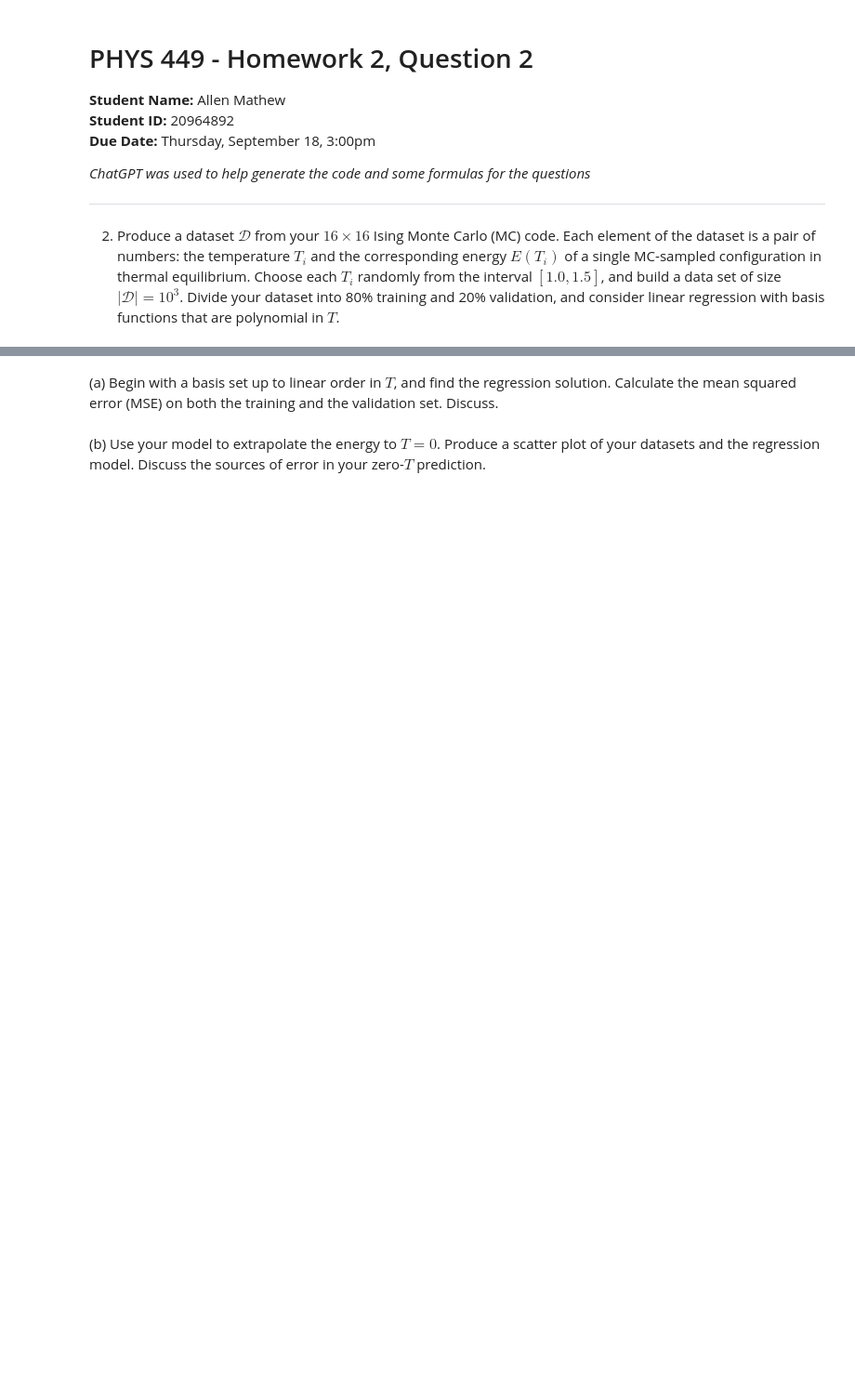
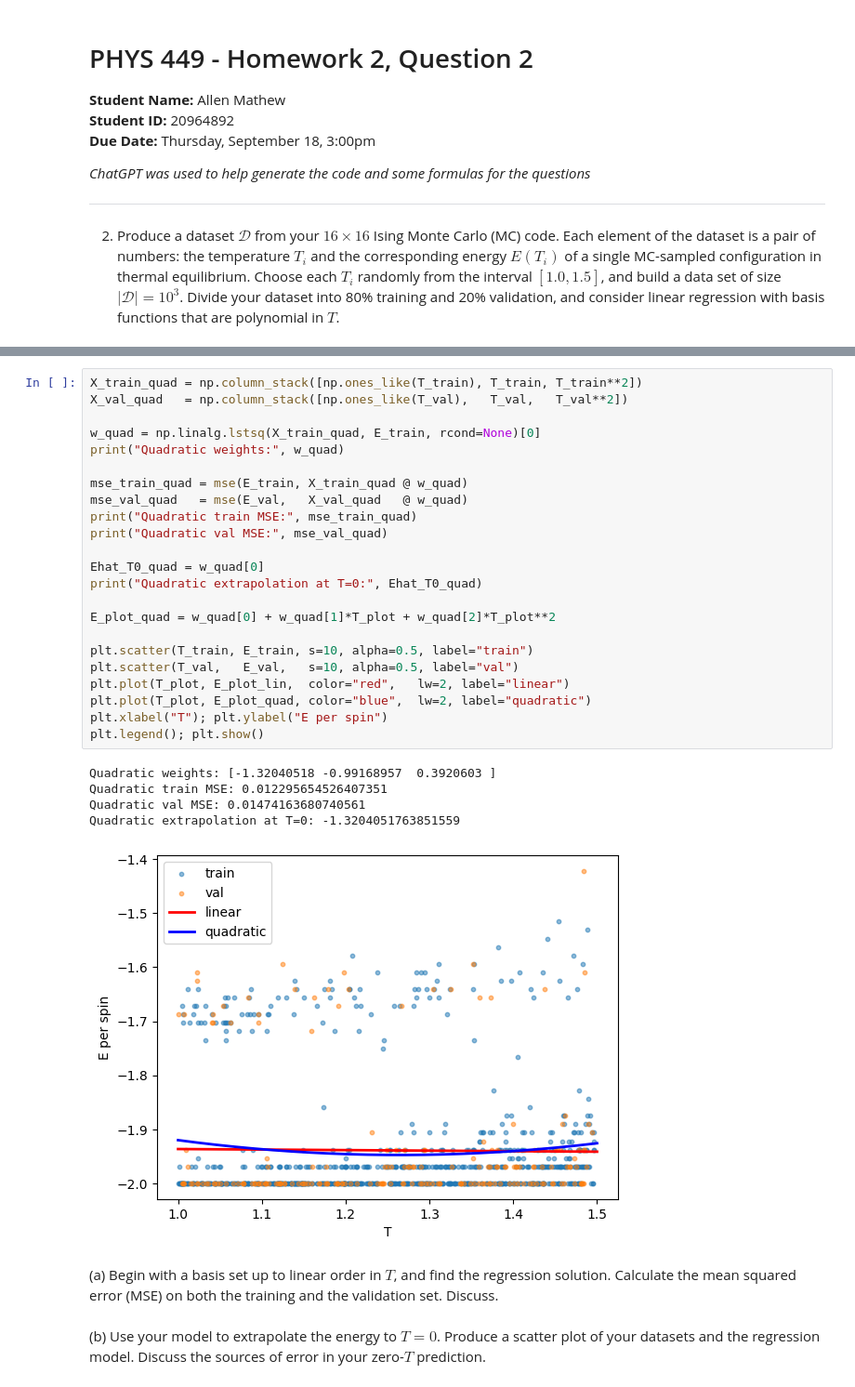
Before and after one commit to allxn753/PHYS449-assignments, a Jupyter notebook: HW2/HW2Q2.ipynb, the cells around one changed output, grey strips where cells are left out. Shown at 93% size. Cells and saved outputs as stored; diff of their text form; blank space fills up the shorter version.

```diff
--- a/HW2/HW2Q2.ipynb
+++ b/HW2/HW2Q2.ipynb
@@ -12,3 +156,32 @@
+# %%
+X_train_quad = np.column_stack([np.ones_like(T_train), T_train, T_train**2])
+X_val_quad   = np.column_stack([np.ones_like(T_val),   T_val,   T_val**2])
+
+w_quad = np.linalg.lstsq(X_train_quad, E_train, rcond=None)[0]
+print("Quadratic weights:", w_quad)
+
+mse_train_quad = mse(E_train, X_train_quad @ w_quad)
+mse_val_quad   = mse(E_val,   X_val_quad   @ w_quad)
+print("Quadratic train MSE:", mse_train_quad)
+print("Quadratic val MSE:", mse_val_quad)
+
+Ehat_T0_quad = w_quad[0]
+print("Quadratic extrapolation at T=0:", Ehat_T0_quad)
+
+E_plot_quad = w_quad[0] + w_quad[1]*T_plot + w_quad[2]*T_plot**2
+
+plt.scatter(T_train, E_train, s=10, alpha=0.5, label="train")
+plt.scatter(T_val,   E_val,   s=10, alpha=0.5, label="val")
+plt.plot(T_plot, E_plot_lin,  color="red",   lw=2, label="linear")
+plt.plot(T_plot, E_plot_quad, color="blue",  lw=2, label="quadratic")
+plt.xlabel("T"); plt.ylabel("E per spin")
+plt.legend(); plt.show()
+# %% [output]
+Quadratic weights: [-1.32040518 -0.99168957  0.3920603 ]
+Quadratic train MSE: 0.012295654526407351
+Quadratic val MSE: 0.01474163680740561
+Quadratic extrapolation at T=0: -1.3204051763851559
+[figure, added]
 # %% [markdown]
 (a) Begin with a basis set up to linear order in $T$, and find the regression solution. Calculate the mean squared error (MSE) on both the training and the validation set. Discuss.
 # %% [markdown]
```
Also changed, not shown: parts of 4 cells of this notebook, 5 other files.
